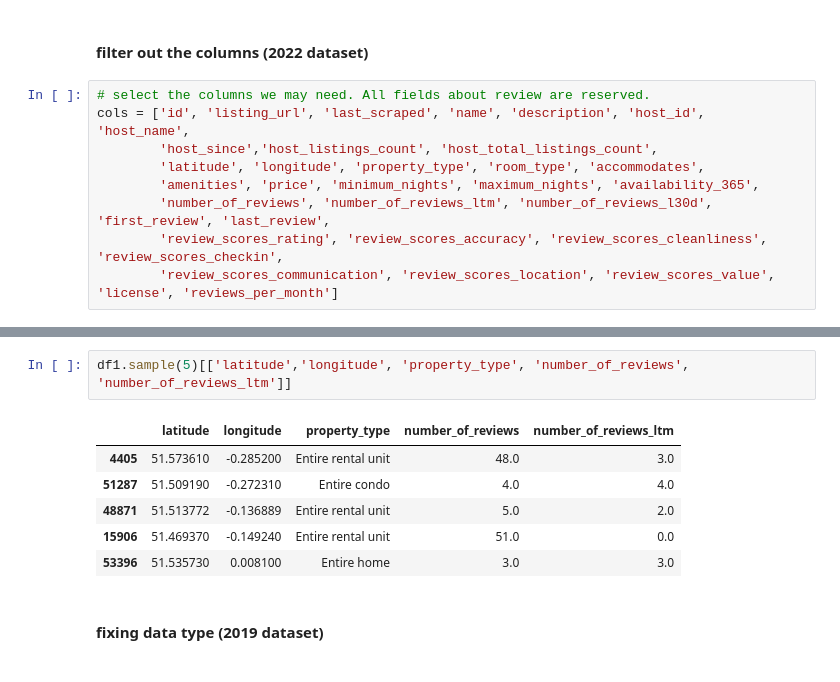
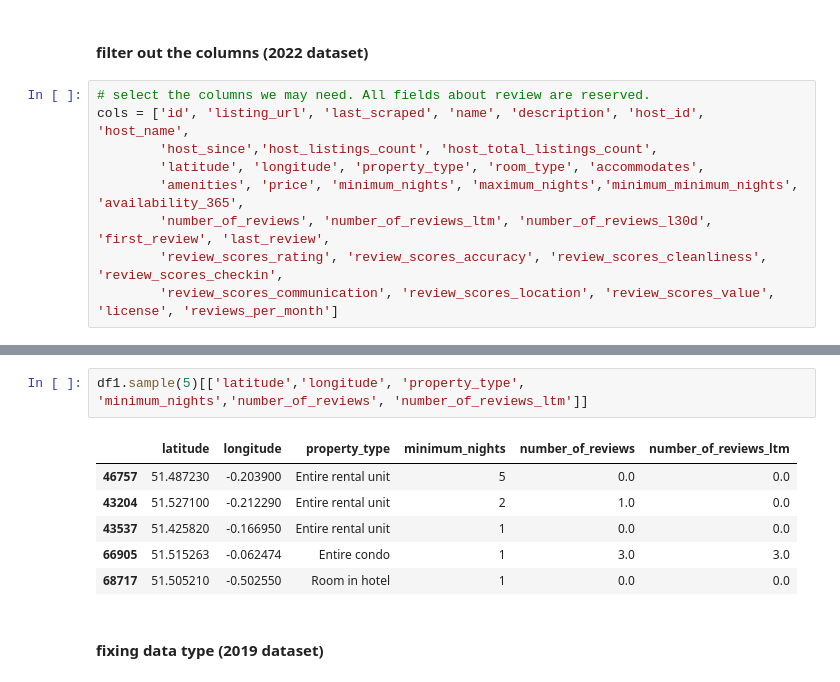
Before and after one commit to JinJiang22/fsds_GroupWork, a Jupyter notebook: Reproducible Analysis.ipynb, the cells around one changed output, grey strips where cells are left out. Saved outputs shown, nothing was run; the diff lists cells and outputs as text.

```diff
--- a/Reproducible Analysis.ipynb
+++ b/Reproducible Analysis.ipynb
@@ -208,7 +190,7 @@ IA_2019.head()
 cols = ['id', 'listing_url', 'last_scraped', 'name', 'description', 'host_id', 'host_name',
         'host_since','host_listings_count', 'host_total_listings_count',
         'latitude', 'longitude', 'property_type', 'room_type', 'accommodates',
-        'amenities', 'price', 'minimum_nights', 'maximum_nights', 'availability_365',
+        'amenities', 'price', 'minimum_nights', 'maximum_nights','minimum_minimum_nights', 'availability_365',
         'number_of_reviews', 'number_of_reviews_ltm', 'number_of_reviews_l30d', 'first_review', 'last_review',
         'review_scores_rating', 'review_scores_accuracy', 'review_scores_cleanliness', 'review_scores_checkin',
         'review_scores_communication', 'review_scores_location', 'review_scores_value', 'license', 'reviews_per_month']
@@ -226,12 +219,12 @@ df1.sample(5)
 # %%
-df1.sample(5)[['latitude','longitude', 'property_type', 'number_of_reviews', 'number_of_reviews_ltm']]
+df1.sample(5)[['latitude','longitude', 'property_type', 'minimum_nights','number_of_reviews', 'number_of_reviews_ltm']]
 # %% [output]
-|  | latitude | longitude | property_type | number_of_reviews | number_of_reviews_ltm |
-| 4405 | 51.573610 | -0.285200 | Entire rental unit | 48.0 | 3.0 |
-| 51287 | 51.509190 | -0.272310 | Entire condo | 4.0 | 4.0 |
-| 48871 | 51.513772 | -0.136889 | Entire rental unit | 5.0 | 2.0 |
-| 15906 | 51.469370 | -0.149240 | Entire rental unit | 51.0 | 0.0 |
-| 53396 | 51.535730 | 0.008100 | Entire home | 3.0 | 3.0 |
+|  | latitude | longitude | property_type | minimum_nights | number_of_reviews | number_of_reviews_ltm |
+| 46757 | 51.487230 | -0.203900 | Entire rental unit | 5 | 0.0 | 0.0 |
+| 43204 | 51.527100 | -0.212290 | Entire rental unit | 2 | 1.0 | 0.0 |
+| 43537 | 51.425820 | -0.166950 | Entire rental unit | 1 | 0.0 | 0.0 |
+| 66905 | 51.515263 | -0.062474 | Entire condo | 1 | 3.0 | 3.0 |
+| 68717 | 51.505210 | -0.502550 | Room in hotel | 1 | 0.0 | 0.0 |
 # %% [markdown]
 #### fixing data type (2019 dataset)
 # %%
```
Also changed, not shown: parts of 41 cells of this notebook.
